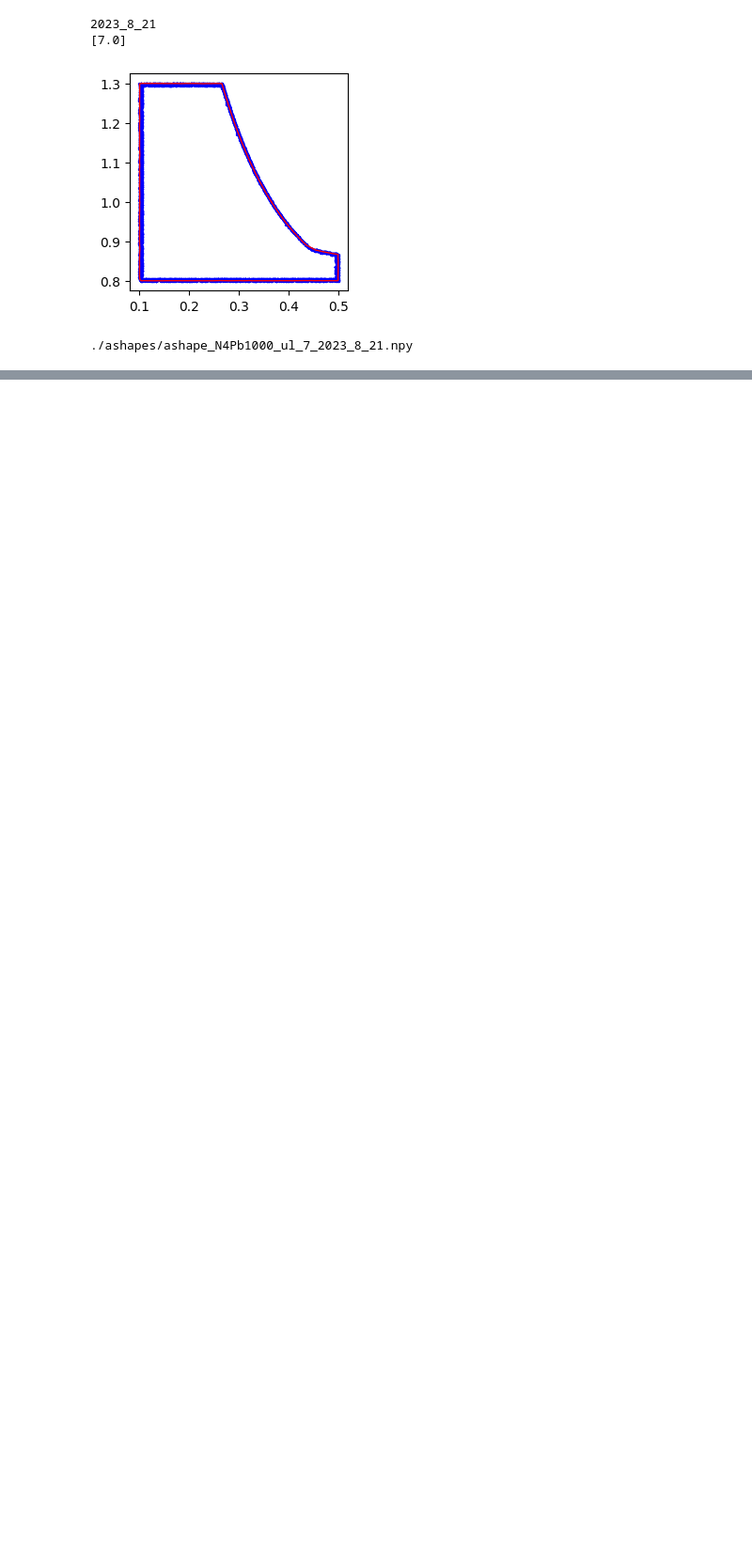
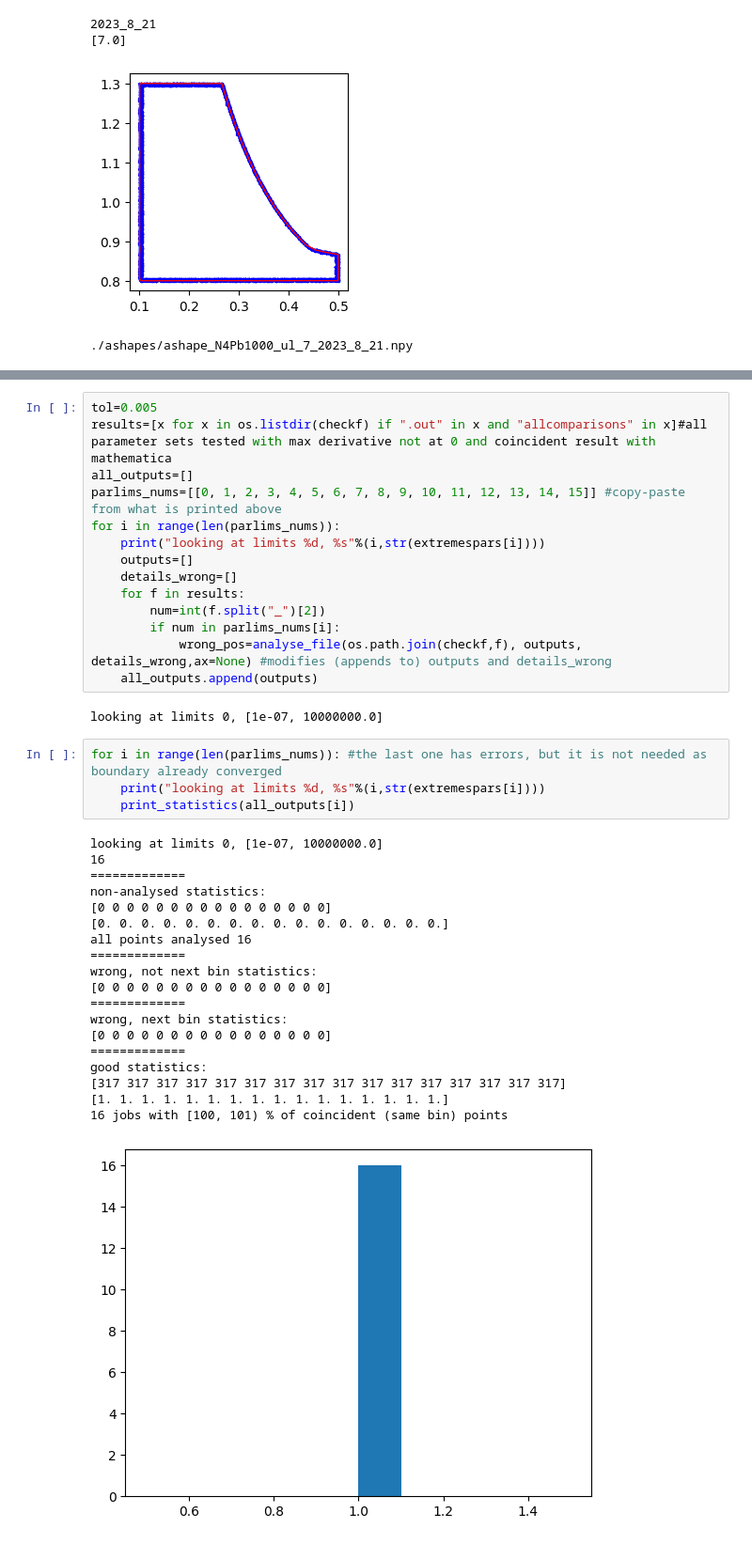
Before and after one commit to rosamc/universal-boundaries-Hopfield-barrier, a Jupyter notebook: boundaryanalysis_notebooks/analyse_boundaries_N4Pol_basalP1000_7_ul.ipynb, the cells around one changed output, grey strips where cells are left out. Shown: that part at 94% size. Cells and saved outputs as stored; diff of their text form; blank space fills up the shorter version.

Commit message:
Added statistics confirming all points are accurate.

```diff
--- a/boundaryanalysis_notebooks/analyse_boundaries_N4Pol_basalP1000_7_ul.ipynb
+++ b/boundaryanalysis_notebooks/analyse_boundaries_N4Pol_basalP1000_7_ul.ipynb
@@ -210,0 +215,40 @@ for i in range(len(plims)):
+# %%
+tol=0.005
+results=[x for x in os.listdir(checkf) if ".out" in x and "allcomparisons" in x]#all parameter sets tested with max derivative not at 0 and coincident result with mathematica
+all_outputs=[]
+parlims_nums=[[0, 1, 2, 3, 4, 5, 6, 7, 8, 9, 10, 11, 12, 13, 14, 15]] #copy-paste from what is printed above
+for i in range(len(parlims_nums)):
+    print("looking at limits %d, %s"%(i,str(extremespars[i])))
+    outputs=[]
+    details_wrong=[]
+    for f in results:
+        num=int(f.split("_")[2])
+        if num in parlims_nums[i]:
+            wrong_pos=analyse_file(os.path.join(checkf,f), outputs, details_wrong,ax=None) #modifies (appends to) outputs and details_wrong
+    all_outputs.append(outputs)
+# %% [output]
+looking at limits 0, [1e-07, 10000000.0]
+# %%
+for i in range(len(parlims_nums)): #the last one has errors, but it is not needed as boundary already converged
+    print("looking at limits %d, %s"%(i,str(extremespars[i])))
+    print_statistics(all_outputs[i])
+# %% [output]
+looking at limits 0, [1e-07, 10000000.0]
+16
+=============
+non-analysed statistics:
+[0 0 0 0 0 0 0 0 0 0 0 0 0 0 0 0]
+[0. 0. 0. 0. 0. 0. 0. 0. 0. 0. 0. 0. 0. 0. 0. 0.]
+all points analysed 16
+=============
+wrong, not next bin statistics:
+[0 0 0 0 0 0 0 0 0 0 0 0 0 0 0 0]
+=============
+wrong, next bin statistics:
+[0 0 0 0 0 0 0 0 0 0 0 0 0 0 0 0]
+=============
+good statistics:
+[317 317 317 317 317 317 317 317 317 317 317 317 317 317 317 317]
+[1. 1. 1. 1. 1. 1. 1. 1. 1. 1. 1. 1. 1. 1. 1. 1.]
+16 jobs with [100, 101) % of coincident (same bin) points
+[figure, added]
```
Also changed, not shown: parts of 3 cells of this notebook.
